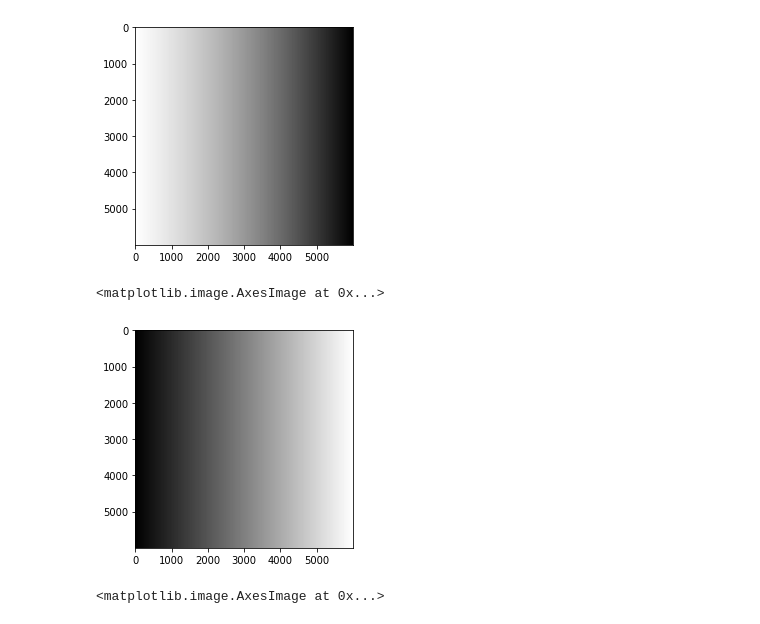
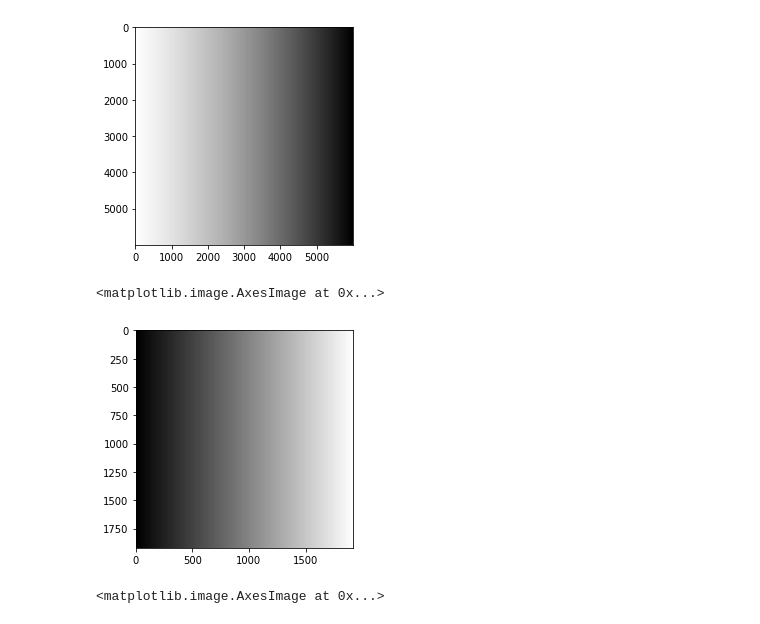
Before and after one commit to unachankz/goto_data_science, a Jupyter notebook: notebook/sin_wave.ipynb, the cells around one changed output. Saved outputs shown, nothing was run; the diff lists cells and outputs as text; code cells hidden in the pictures.

```diff
--- a/notebook/sin_wave.ipynb
+++ b/notebook/sin_wave.ipynb
@@ -28,17 +28,17 @@ plt.imshow(sinusoid,"gray")
 [figure]
 # %%
 # Vertical
-A = 10
+A = 0.1
 
 f = 7
-t = np.linspace(0,6000,6000) # for loop 1-100 and / 100 each time
+t = np.linspace(0,1920,1920) # for loop 1-100 and / 100 each time
 phi = np.pi/300
 x = normalize_img(A*np.sin(0.000000001*np.pi*f*t + phi)) # 1d sine
 sinusoid = np.array([x]*len(t)).astype(np.float32) # cv::Mat 100 * 100, 1-row copy of x, 2-row
 plt.imshow(sinusoid,"gray")
 # %% [output]
 <matplotlib.image.AxesImage at 0x...>
-[figure, old version]
+[figure, new version]
 # %%
 circle_img=cv2.circle(np.zeros((1024,1024)), (512, 512), 400, (255), thickness=-1)
 plt.imshow(circle_img)
```
Also changed, not shown: parts of 5 cells of this notebook.
